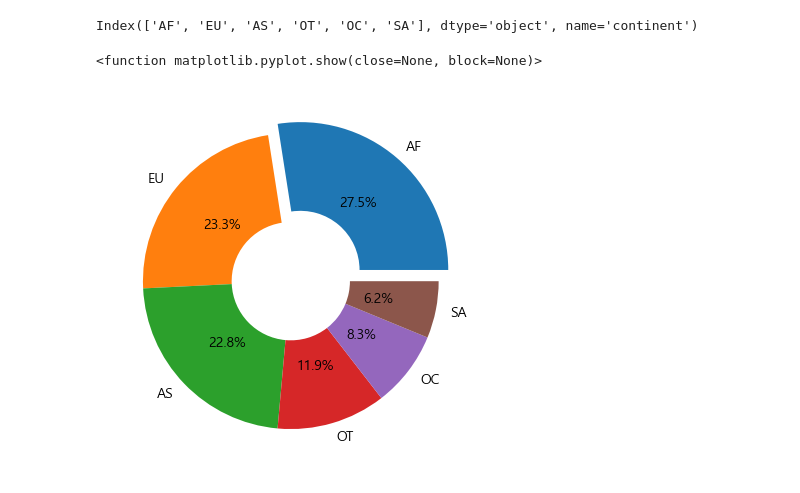
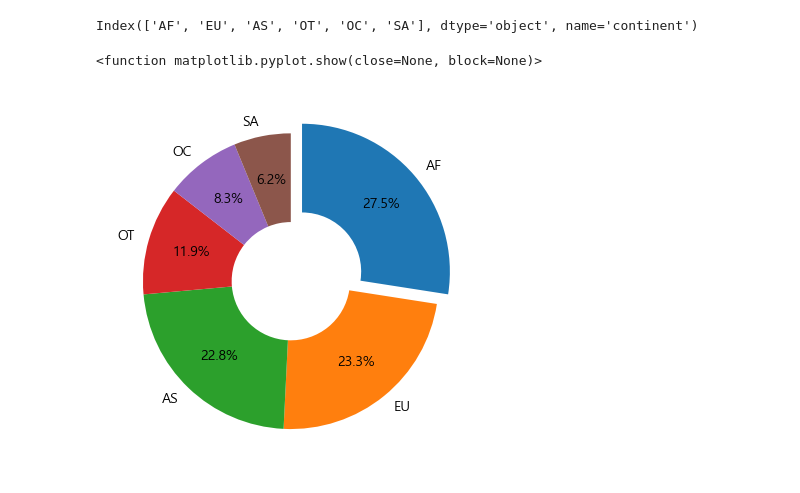
Before and after one commit to mujagi/medical, a Jupyter notebook: d0514/d0514_12.ipynb, the cells around one changed output. Cells and saved outputs as stored; diff of their text form; code cells hidden in the pictures.

```diff
--- a/d0514/d0514_12.ipynb
+++ b/d0514/d0514_12.ipynb
@@ -23,10 +23,10 @@ Index(['AF', 'EU', 'AS', 'OT', 'OC', 'SA'], dtype='object', name='continent')
 # %%
 x = df['continent'].value_counts().index
 y = df['continent'].value_counts().values
 explode = [0.1,0,0,0,0,0]
 wedgeprops = {'width' :0.6}
-plt.pie(y,labels=x,autopct='%.1f%%',explode=explode,wedgeprops=wedgeprops)
+plt.pie(y,labels=x,autopct='%.1f%%',explode=explode,wedgeprops=wedgeprops,counterclock=False,pctdistance=0.7,startangle=90)
 plt.show
 # %% [output]
 <function matplotlib.pyplot.show(close=None, block=None)>
-[figure, old version]
+[figure, new version]
```
Also changed, not shown: 26 other files.
